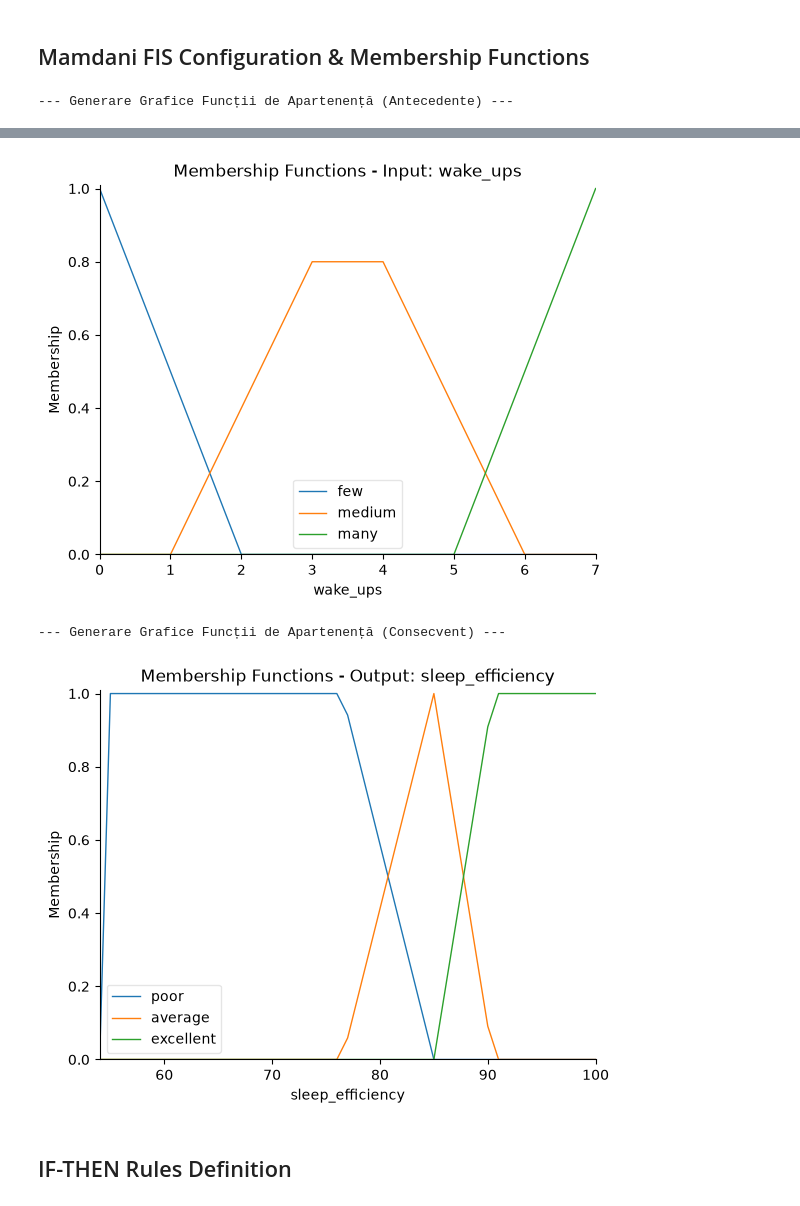
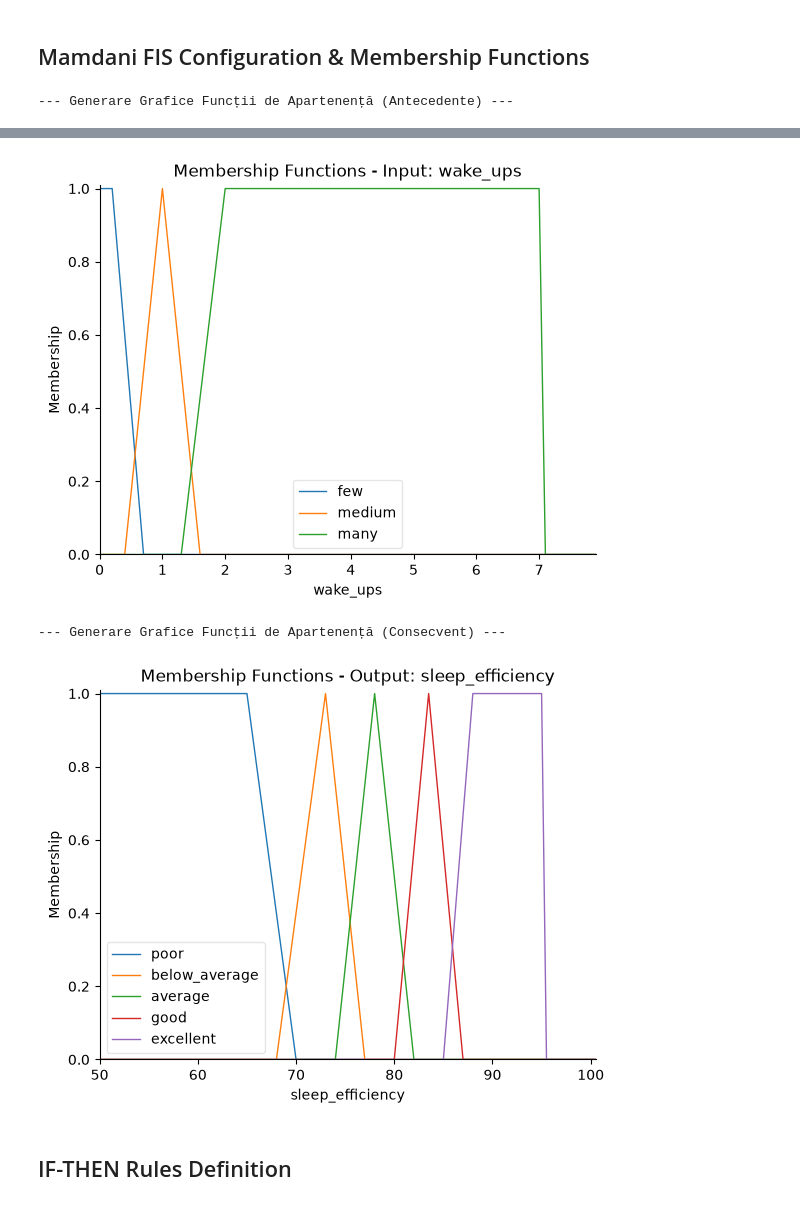
Before and after one commit to amiraaa83/Multi-Domain_Application_of_Mamdani_Fuzzy_Inference_Systems_for_Regression, a Jupyter notebook: notebooks/01_sleep_health.ipynb, the cells around one changed output, grey strips where cells are left out. Cells and saved outputs as stored; diff of their text form; code cells hidden in the pictures.

```diff
--- a/notebooks/01_sleep_health.ipynb
+++ b/notebooks/01_sleep_health.ipynb
@@ -105,54 +90,48 @@ Sleep Efficiency Percentiles -> Min: 54.4, Q1: 76.5, Median: 85.0, Q3: 90.5, Max
 # Instantiate Mamdani Engine
 fis = GenericMamdaniEngine()
 
-# Define Antecedents (Inputs) calibrated to real-world dataset bounds
+# Define Antecedents (Inputs) calibrated to biological boundaries
 fis.add_antecedent(
     'hrv',
     np.arange(int(hrv_min), int(hrv_max) + 1, 1),
     {
-        'low': [hrv_min, hrv_min, (hrv_min + hrv_max) * 0.35],
-        'medium': [
-            (hrv_min + hrv_max) * 0.25,
-            (hrv_min + hrv_max) * 0.5,
-            (hrv_min + hrv_max) * 0.75,
-        ],
-        'high': [(hrv_min + hrv_max) * 0.65, hrv_max, hrv_max],
-    },
+        'low': [20.0, 20.0, 45.0, 65.0],
+        'medium': [45.0, 75.0, 105.0],
+        'high': [85.0, 115.0, 150.0, 150.0]
+    }
 )
 
 fis.add_antecedent(
     'day_strain',
     np.arange(int(strain_min), int(strain_max) + 1, 0.5),
     {
-        'low': [strain_min, strain_min, (strain_min + strain_max) * 0.35],
-        'medium': [
-            (strain_min + strain_max) * 0.25,
-            (strain_min + strain_max) * 0.5,
-            (strain_min + strain_max) * 0.75,
-        ],
-        'high': [(strain_min + strain_max) * 0.65, strain_max, strain_max],
-    },
+        'low': [0.0, 0.0, 5.0, 8.0],
+        'medium': [6.0, 11.0, 15.0],
+        'high': [13.0, 17.0, 21.0, 21.0]
+    }
 )
 
 fis.add_antecedent(
     'wake_ups',
-    np.arange(wake_min, wake_max + 1, 1),
+    np.arange(0, 8, 0.1),
     {
-        'few': [wake_min, wake_min, wake_min + 2],
-        'medium': [max(wake_min, wake_min + 1), (wake_min + wake_max) / 2, min(wake_max, wake_max - 1)],
-        'many': [wake_max - 2, wake_max, wake_max],
-    },
+        'few': [0.0, 0.0, 0.2, 0.7],
+        'medium': [0.4, 1.0, 1.6],
+        'many': [1.3, 2.0, 7.0, 7.0]
+    }
 )
 
-# Define Consequent (Output) mapped directly to data percentiles to eliminate dead zones
+# Define Consequent (Output) with 5 continuous terms across full [50.0, 100.0] range
 fis.add_consequent(
     'sleep_efficiency',
-    np.arange(int(eff_min), int(eff_max) + 1, 1),
+    np.arange(int(eff_min), int(eff_max) + 1, 0.5),
     {
-        'poor': [eff_min, eff_min, eff_q1, eff_median],
-        'average': [eff_q1, eff_median, eff_q3],
-        'excellent': [eff_median, eff_q3, eff_max, eff_max],
-    },
+        'poor': [50.0, 50.0, 65.0, 70.0],
+        'below_average': [68.0, 73.0, 77.0],
+        'average': [74.0, 78.0, 82.0],
+        'good': [80.0, 83.5, 87.0],
+        'excellent': [85.0, 88.0, 95.0, 95.0]
+    }
 )
 
 # Visualize Membership Functions
@@ -164,6 +143,6 @@ plot_membership_functions(fis)
-[figure, old version]
+[figure, new version]
 --- Generare Grafice Funcții de Apartenență (Consecvent) ---
-[figure, old version]
+[figure, new version]
 # %% [markdown]
 ## IF-THEN Rules Definition
 # %%
```
Also changed, not shown: parts of 6 cells of this notebook.
